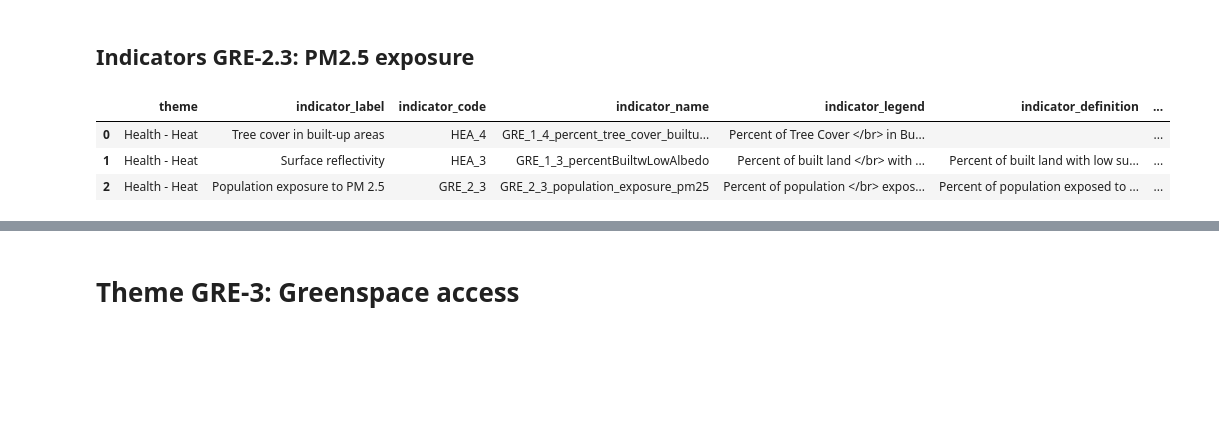
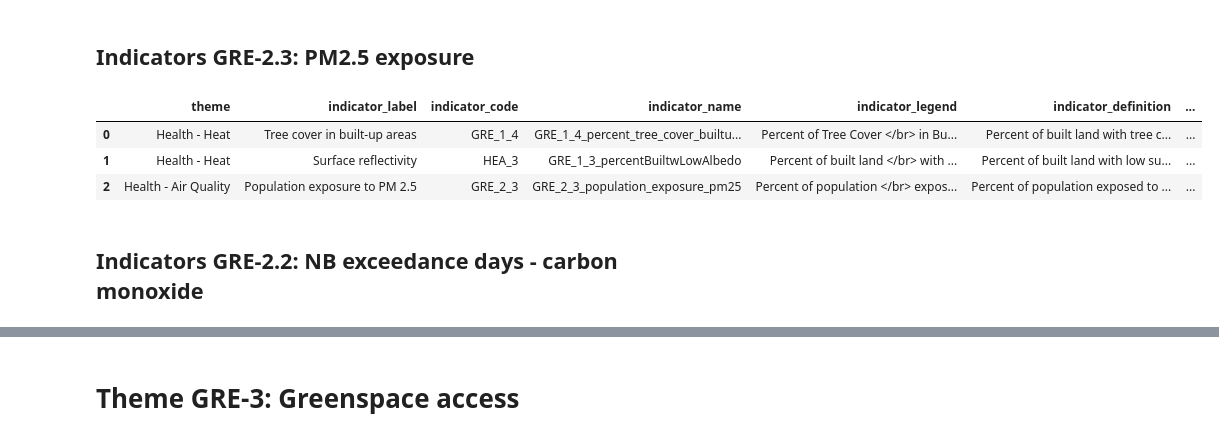
Before and after one commit to wri/cities-cities4forests-indicators, a Jupyter notebook: scripts/define-indicators.ipynb, the cells around one changed output, grey strips where cells are left out. Cells and saved outputs as stored; diff of their text form; code cells hidden in the pictures; blank space fills up the shorter version.

Commit message:
indicator GRE-2-2 exceedance days air pollution

```diff
--- a/scripts/define-indicators.ipynb
+++ b/scripts/define-indicators.ipynb
@@ -33,13 +33,13 @@ Index: []
 # %%
 indicators_definitions = indicators_definitions.append({'theme' : 'Health - Heat',
                                                         'indicator_label' : 'Tree cover in built-up areas',
-                                                        'indicator_code' : 'HEA_4',
+                                                        'indicator_code' : 'GRE_1_4',
                                                         'indicator_name' : 'GRE_1_4_percent_tree_cover_builtup_areas',
                                                         'indicator_legend': 'Percent of Tree Cover </br> in Built Land (%)',
-                                                       'indicator_definition' : '',
+                                                       'indicator_definition' : 'Percent of built land with tree cover',
                                                        'data_sources' : 'Tree Mosaic Land, ESA World Cover',
-                                                       'importance' : 'This indicator can identify areas of the city with a high share of surfaces that retain excess heat. Surfaces with Low solar reflectivity (albedo) absorb heat and transfer it to immediate surroundings. Areas with a high share of low albedo surfaces may be candidates in which to install measures--such as solar reflective roofs and pavements, or trees--that will reduce the heat retained on surfaces or otherwise cool the immediate area.',
-                                                       'methods' : 'This indicator uses pixelwise albedo values derived from Sentinel-1 as retrieved from Earth Engine using the algorithms defined in Bonafoni & Sekertekin 2020. Annual mean albedo is calculated from cloud-free pixels from 2021. Values for built land cover areas only are derived using the built-up class from ESA WorldCover as a mask. Finally, pixels with albedo values below 0.2 are masked to calculate the percent of built area with low surface reflectivity.'},
+                                                       'importance' : 'This indicator can identify areas of a city without significant tree cover and therefore lacking in shade and evapotranspiration that can reduce local heat. Areas with low tree cover may be candidates in which to install measures--such as trees, other vegetation, or solar reflective roofs and pavements--that will reduce the heat retained locally or otherwise cool the immediate area.',
+                                                       'methods' : 'This indicator uses 10-meter resolution tree cover data for 2020 from the Trees in Mosaic Landscapes dataset as retrieved from Earth Engine. Percent tree cover for each pixel of built land are derived using the built-up class from ESA WorldCover as a mask. '},
                                                        ignore_index = True)
 indicators_definitions
 # %% [output]
@@ -68,19 +68,21 @@ indicators_definitions
 # %% [markdown]
 ## Indicators GRE-2.3: PM2.5 exposure
 # %%
-indicators_definitions = indicators_definitions.append({'theme' : 'Health - Heat',
+indicators_definitions = indicators_definitions.append({'theme' : 'Health - Air Quality',
                                                         'indicator_label' : 'Population exposure to PM 2.5',
                                                         'indicator_code' : 'GRE_2_3',
                                                         'indicator_name' : 'GRE_2_3_population_exposure_pm25',
                                                         'indicator_legend': 'Percent of population </br> exposed to high PM2.5 (%)',
                                                        'indicator_definition' : 'Percent of population exposed to annual average PM 2.5 concentrations above WHO standards',
                                                        'data_sources' : 'WorldPop, CAMS',
                                                        'importance' : '',
                                                        'methods' : ''},
                                                        ignore_index = True)
 indicators_definitions
 # %% [output]
 |  | theme | indicator_label | indicator_code | indicator_name | indicator_legend | indicator_definition | ... |
-| 0 | Health - Heat | Tree cover in built-up areas | HEA_4 | GRE_1_4_percent_tree_cover_builtu... | Percent of Tree Cover </br> in Bu... |  | ... |
+| 0 | Health - Heat | Tree cover in built-up areas | GRE_1_4 | GRE_1_4_percent_tree_cover_builtu... | Percent of Tree Cover </br> in Bu... | Percent of built land with tree c... | ... |
 | 1 | Health - Heat | Surface reflectivity | HEA_3 | GRE_1_3_percentBuiltwLowAlbedo | Percent of built land </br> with ... | Percent of built land with low su... | ... |
-| 2 | Health - Heat | Population exposure to PM 2.5 | GRE_2_3 | GRE_2_3_population_exposure_pm25 | Percent of population </br> expos... | Percent of population exposed to ... | ... |
+| 2 | Health - Air Quality | Population exposure to PM 2.5 | GRE_2_3 | GRE_2_3_population_exposure_pm25 | Percent of population </br> expos... | Percent of population exposed to ... | ... |
+# %% [markdown]
+## Indicators GRE-2.2: NB exceedance days - carbon monoxide
```
Also changed, not shown: parts of 6 cells of this notebook, 5 other files.
